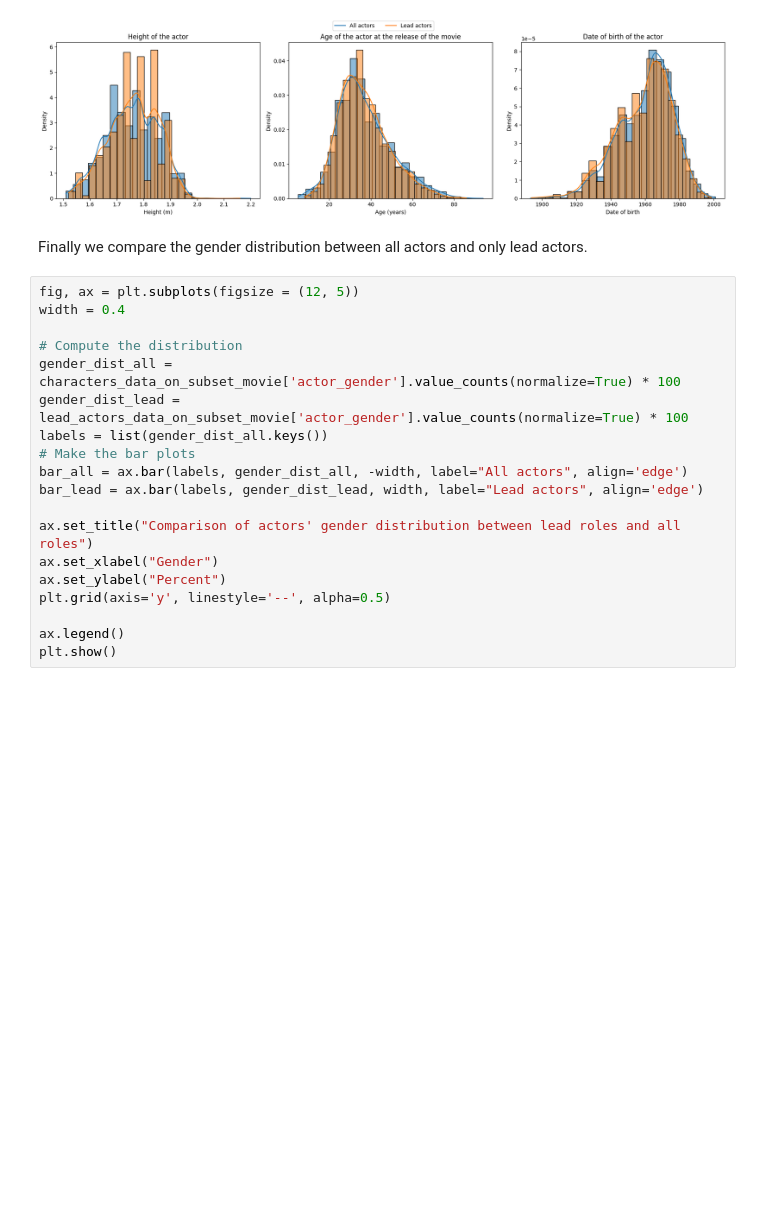
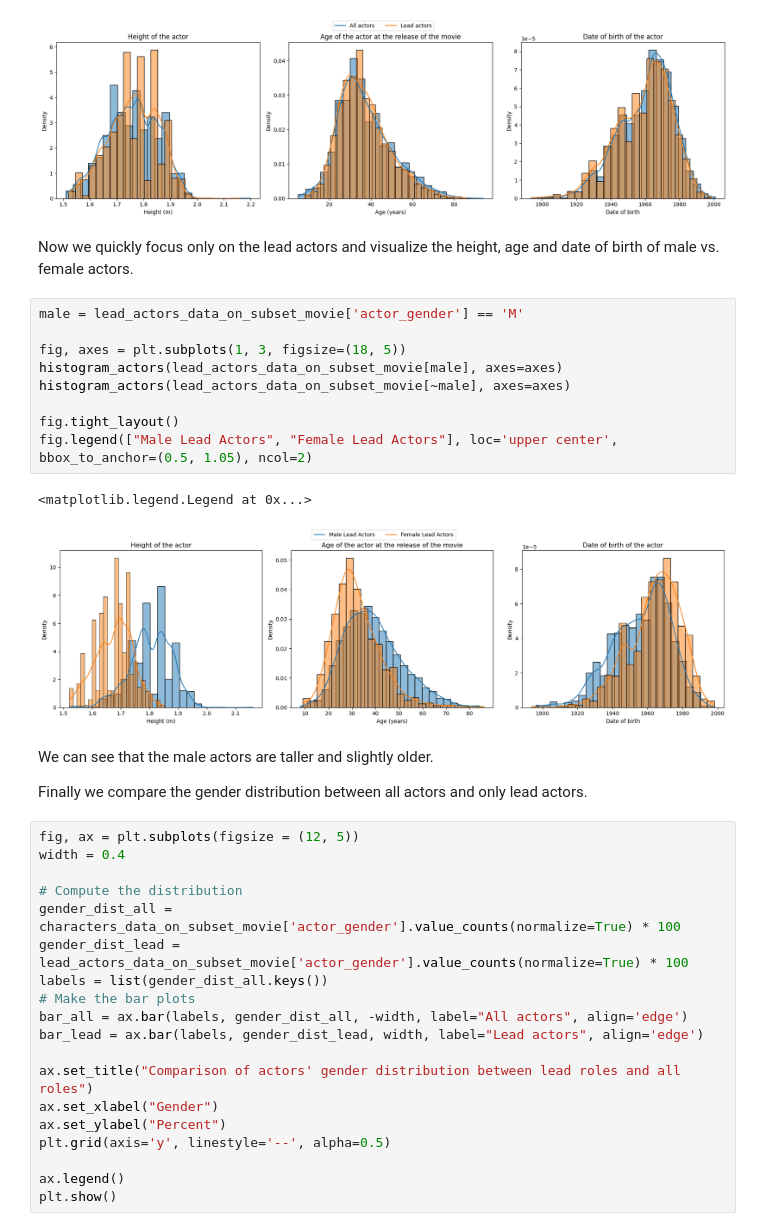
Before and after one commit to epfl-ada/ada-2024-project-authenticdataaddicts, a Jupyter notebook: results.ipynb, the cells around one changed output. Saved outputs shown, nothing was run; the diff lists cells and outputs as text; blank space fills up the shorter version.

Commit message:
add plot about male vs female lead actor

```diff
--- a/results.ipynb
+++ b/results.ipynb
@@ -579,7 +579,23 @@ fig.legend(["All actors", "Lead actors"], loc='upper center', bbox_to_anchor=(0.
 # %% [output]
 <matplotlib.legend.Legend at 0x...>
 [figure]
+# %% [markdown]
+Now we quickly focus only on the lead actors and visualize the height, age and date of birth of male vs. female actors.
+# %%
+male = lead_actors_data_on_subset_movie['actor_gender'] == 'M'
+
+fig, axes = plt.subplots(1, 3, figsize=(18, 5))
+histogram_actors(lead_actors_data_on_subset_movie[male], axes=axes)
+histogram_actors(lead_actors_data_on_subset_movie[~male], axes=axes)
+
+fig.tight_layout()
+fig.legend(["Male Lead Actors", "Female Lead Actors"], loc='upper center', bbox_to_anchor=(0.5, 1.05), ncol=2)
+# %% [output]
+<matplotlib.legend.Legend at 0x...>
+[figure, added]
 # %% [markdown]
+We can see that the male actors are taller and slightly older.
+
 Finally we compare the gender distribution between all actors and only lead actors.
 # %%
 fig, ax = plt.subplots(figsize = (12, 5))
```
